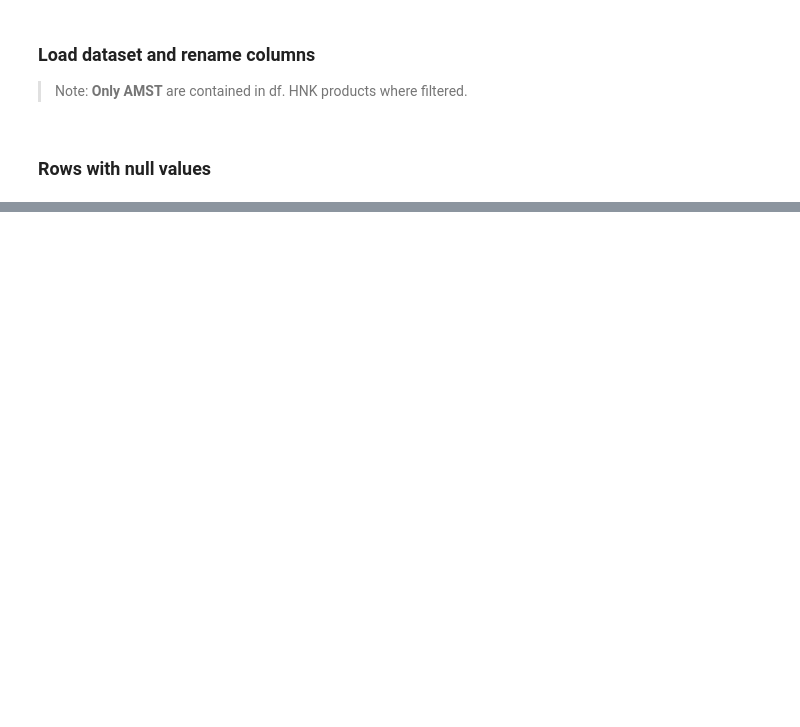
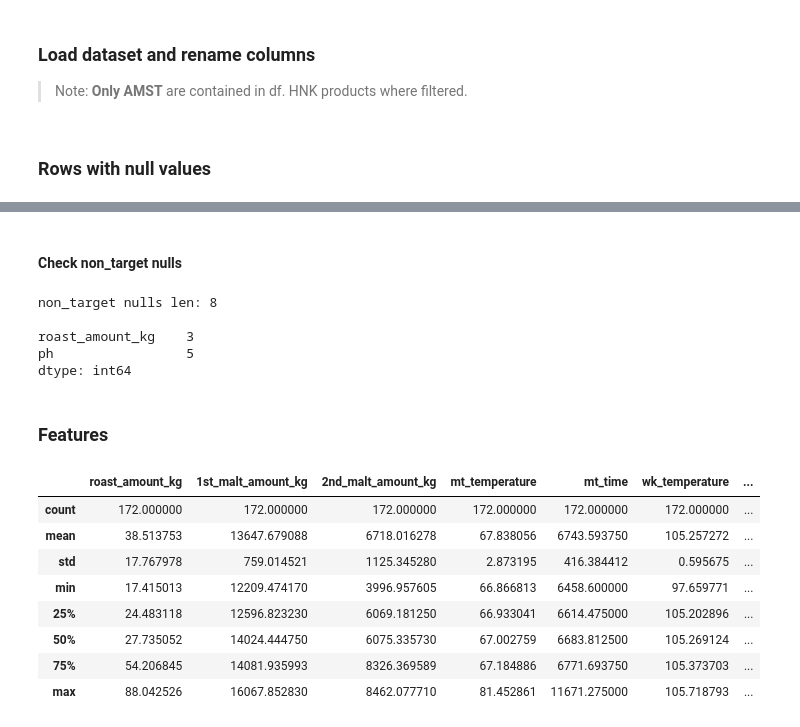
Before and after one commit to canutera/beer-color-prediction, a Jupyter notebook: notebooks/beer_color_prediction.ipynb, the cells around one changed output, grey strips where cells are left out. Drawn from its saved outputs; the diff is of its cells as text; code cells hidden in the pictures; blank space fills up the shorter version.

```diff
--- a/notebooks/beer_color_prediction.ipynb
+++ b/notebooks/beer_color_prediction.ipynb
@@ -34,0 +53,36 @@ target.to_csv(r'..\data\test\test_data.csv', index=False)
+# %% [markdown]
+#### Check non_target nulls
+# %%
+non_target = nulls.query('color.notnull()')
+print('non_target nulls len:', len(non_target), '\n')
+print(non_target.drop('color', axis=1).isnull().sum(axis=0)[lambda x: x >0])
+
+non_target.to_csv('..\data\dropped_nulls\dropped_rows.csv', index=False)
+with open(r'..\data\dropped_nulls\readme.md', 'w') as file:
+    file.write("Dropped nulls from original dataset. \nTarget columns nulls were kept to be used as test dataset")
+# %% [output]
+non_target nulls len: 8
+
+roast_amount_kg    3
+ph                 5
+dtype: int64
+# %% [markdown]
+### Features
+# %%
+import seaborn as sns
+features = (df.select_dtypes(include='number')
+             .drop(columns=['job_id','color'])
+             .dropna()
+             )
+feature_cols = features.columns
+features.describe()
+# %% [output]
+|  | roast_amount_kg | 1st_malt_amount_kg | 2nd_malt_amount_kg | mt_temperature | mt_time | wk_temperature | ... |
+| count | 172.000000 | 172.000000 | 172.000000 | 172.000000 | 172.000000 | 172.000000 | ... |
+| mean | 38.513753 | 13647.679088 | 6718.016278 | 67.838056 | 6743.593750 | 105.257272 | ... |
+| std | 17.767978 | 759.014521 | 1125.345280 | 2.873195 | 416.384412 | 0.595675 | ... |
+| min | 17.415013 | 12209.474170 | 3996.957605 | 66.866813 | 6458.600000 | 97.659771 | ... |
+| 25% | 24.483118 | 12596.823230 | 6069.181250 | 66.933041 | 6614.475000 | 105.202896 | ... |
+| 50% | 27.735052 | 14024.444750 | 6075.335730 | 67.002759 | 6683.812500 | 105.269124 | ... |
+| 75% | 54.206845 | 14081.935993 | 8326.369589 | 67.184886 | 6771.693750 | 105.373703 | ... |
+| max | 88.042526 | 16067.852830 | 8462.077710 | 81.452861 | 11671.275000 | 105.718793 | ... |
```
Also changed, not shown: parts of 6 cells of this notebook, 2 other files.
